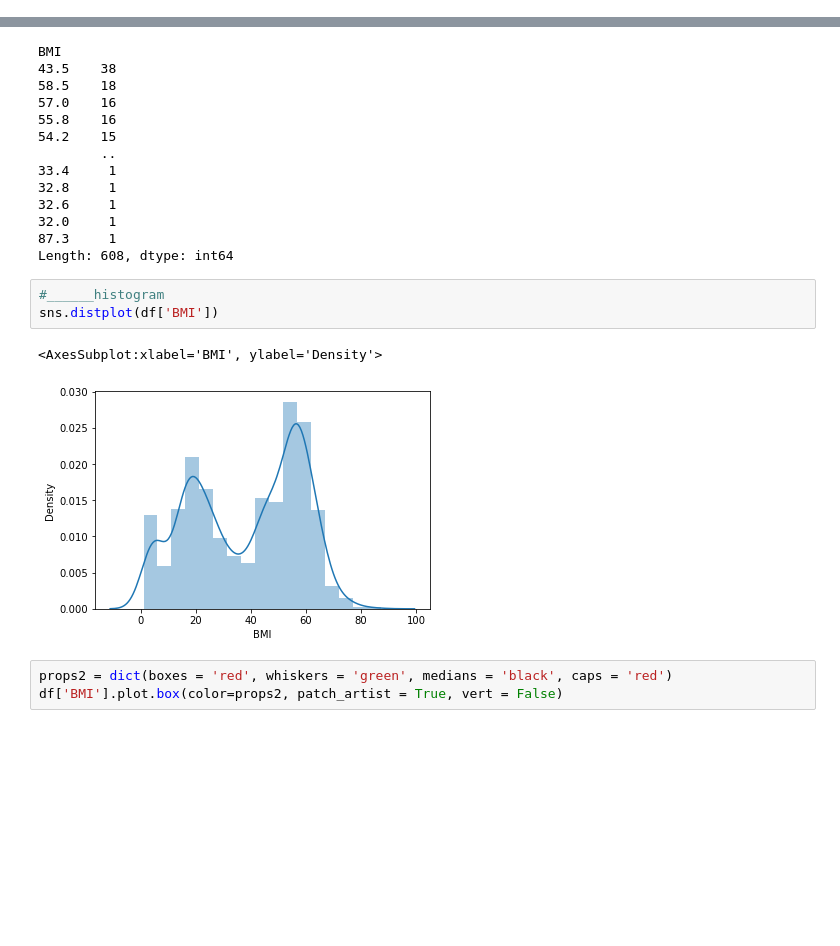
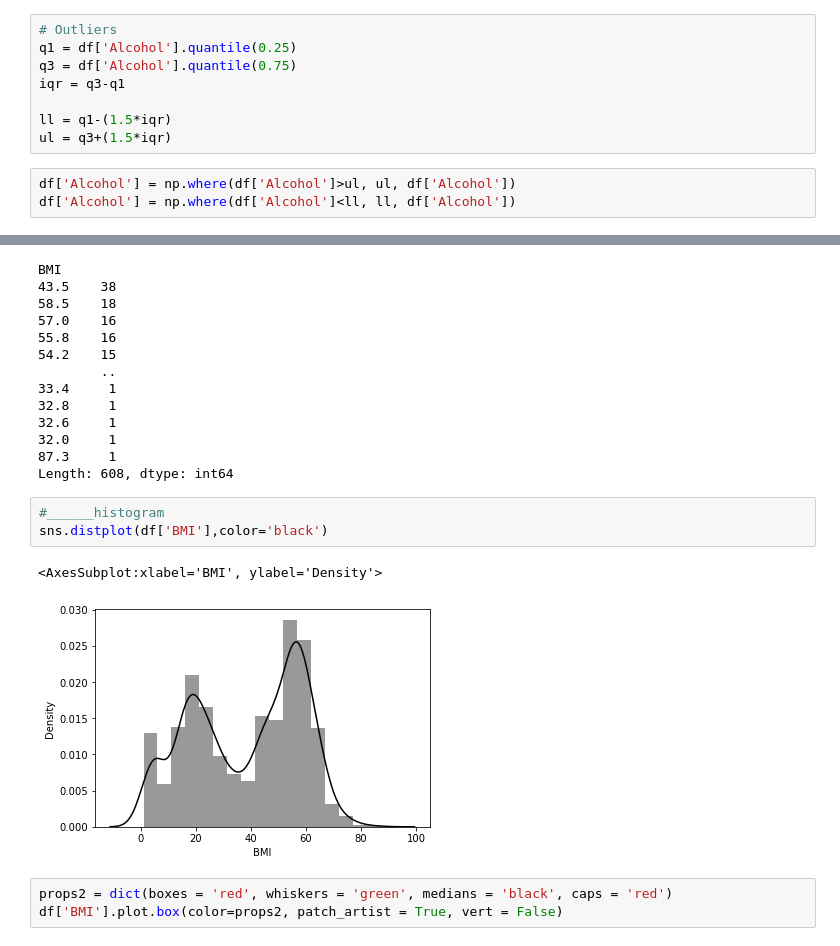
Before and after one commit to dhanushdimitri/Life-expectancy, a Jupyter notebook: LIFE EXPECTANCY.ipynb, the cells around one changed output, grey strips where cells are left out. Drawn from its saved outputs; the diff is of its cells as text; blank space fills up the shorter version.

```diff
--- a/LIFE EXPECTANCY.ipynb
+++ b/LIFE EXPECTANCY.ipynb
@@ -480,3 +490,14 @@ df['Alcohol'].plot.box(color=props2, patch_artist = True, vert = False)
 # %% [output]
 <AxesSubplot:>
 [figure]
+# %%
+# Outliers
+q1 = df['Alcohol'].quantile(0.25)
+q3 = df['Alcohol'].quantile(0.75)
+iqr = q3-q1
+
+ll = q1-(1.5*iqr)
+ul = q3+(1.5*iqr)
+# %%
+df['Alcohol'] = np.where(df['Alcohol']>ul, ul, df['Alcohol'])
+df['Alcohol'] = np.where(df['Alcohol']<ll, ll, df['Alcohol'])
@@ -641,10 +668,10 @@ BMI
 Length: 608, dtype: int64
 # %%
 #______histogram
-sns.distplot(df['BMI'])
+sns.distplot(df['BMI'],color='black')
 # %% [output]
 <AxesSubplot:xlabel='BMI', ylabel='Density'>
-[figure, old version]
+[figure, new version]
 # %%
 props2 = dict(boxes = 'red', whiskers = 'green', medians = 'black', caps = 'red')
 df['BMI'].plot.box(color=props2, patch_artist = True, vert = False)
```
Also changed, not shown: parts of 39 cells of this notebook.
